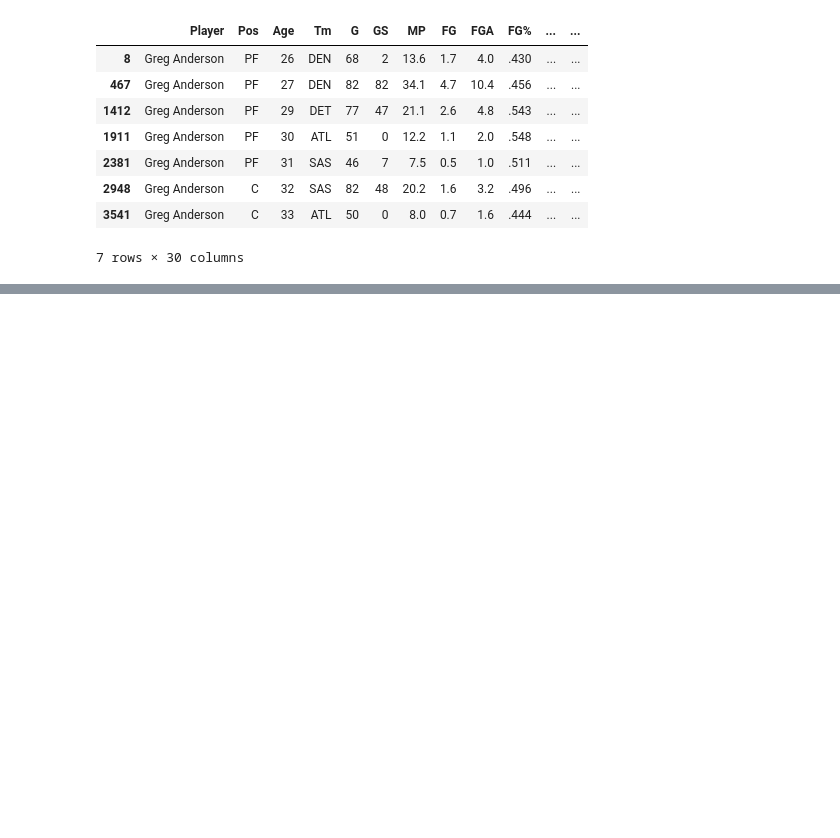
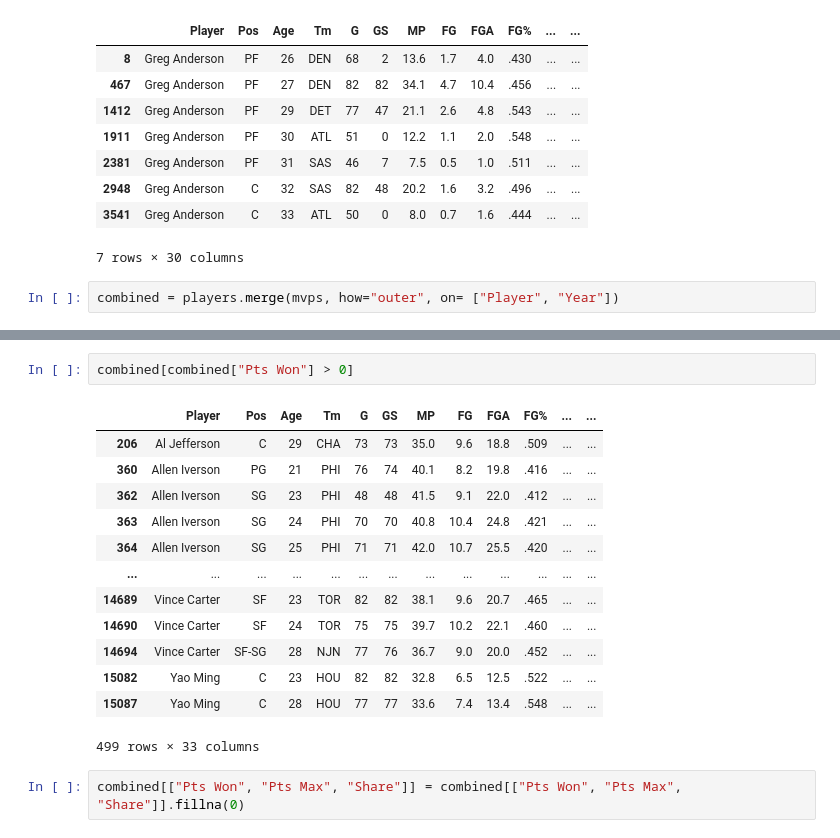
Before and after one commit to solairamu/nba-ML, a Jupyter notebook: data_cleaning.ipynb, the cells around one changed output, grey strips where cells are left out. Cells and saved outputs as stored; diff of their text form; blank space fills up the shorter version.

Commit message:
combined mvp and player data and where a player didn't receive any votes for mvp, instead of NaN, now it will say 0

```diff
--- a/data_cleaning.ipynb
+++ b/data_cleaning.ipynb
@@ -123,3 +123,5 @@ players[players["Player"] == "Greg Anderson"]
 | 2948 | Greg Anderson | C | 32 | SAS | 82 | 48 | 20.2 | 1.6 | 3.2 | .496 | ... | ... |
 | 3541 | Greg Anderson | C | 33 | ATL | 50 | 0 | 8.0 | 0.7 | 1.6 | .444 | ... | ... |
 7 rows × 30 columns
+# %%
+combined = players.merge(mvps, how="outer", on= ["Player", "Year"])
@@ -125,0 +138,18 @@ players[players["Player"] == "Greg Anderson"]
+# %%
+combined[combined["Pts Won"] > 0]
+# %% [output]
+|  | Player | Pos | Age | Tm | G | GS | MP | FG | FGA | FG% | ... | ... |
+| 206 | Al Jefferson | C | 29 | CHA | 73 | 73 | 35.0 | 9.6 | 18.8 | .509 | ... | ... |
+| 360 | Allen Iverson | PG | 21 | PHI | 76 | 74 | 40.1 | 8.2 | 19.8 | .416 | ... | ... |
+| 362 | Allen Iverson | SG | 23 | PHI | 48 | 48 | 41.5 | 9.1 | 22.0 | .412 | ... | ... |
+| 363 | Allen Iverson | SG | 24 | PHI | 70 | 70 | 40.8 | 10.4 | 24.8 | .421 | ... | ... |
+| 364 | Allen Iverson | SG | 25 | PHI | 71 | 71 | 42.0 | 10.7 | 25.5 | .420 | ... | ... |
+| ... | ... | ... | ... | ... | ... | ... | ... | ... | ... | ... | ... | ... |
+| 14689 | Vince Carter | SF | 23 | TOR | 82 | 82 | 38.1 | 9.6 | 20.7 | .465 | ... | ... |
+| 14690 | Vince Carter | SF | 24 | TOR | 75 | 75 | 39.7 | 10.2 | 22.1 | .460 | ... | ... |
+| 14694 | Vince Carter | SF-SG | 28 | NJN | 77 | 76 | 36.7 | 9.0 | 20.0 | .452 | ... | ... |
+| 15082 | Yao Ming | C | 23 | HOU | 82 | 82 | 32.8 | 6.5 | 12.5 | .522 | ... | ... |
+| 15087 | Yao Ming | C | 28 | HOU | 77 | 77 | 33.6 | 7.4 | 13.4 | .548 | ... | ... |
+499 rows × 33 columns
+# %%
+combined[["Pts Won", "Pts Max", "Share"]] = combined[["Pts Won", "Pts Max", "Share"]].fillna(0)
```
Also changed, not shown: parts of 2 cells of this notebook.
